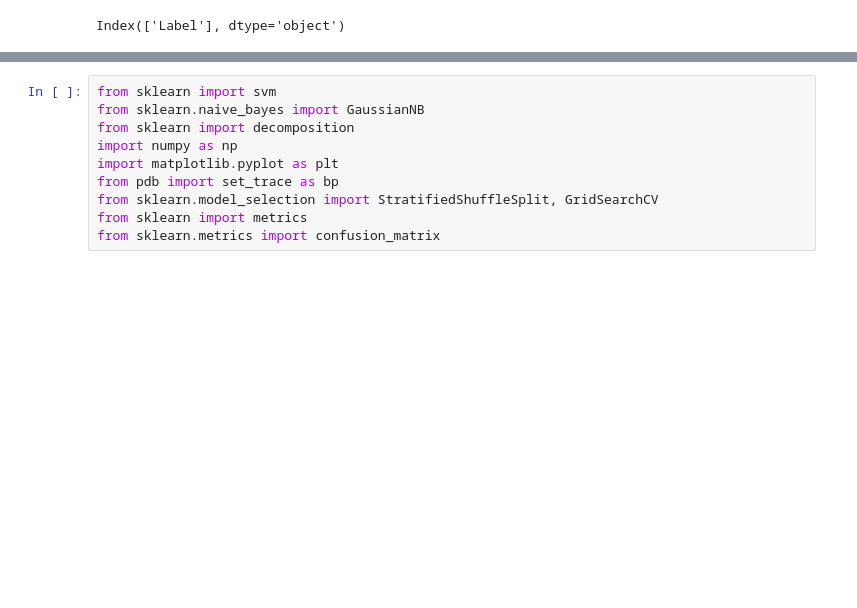
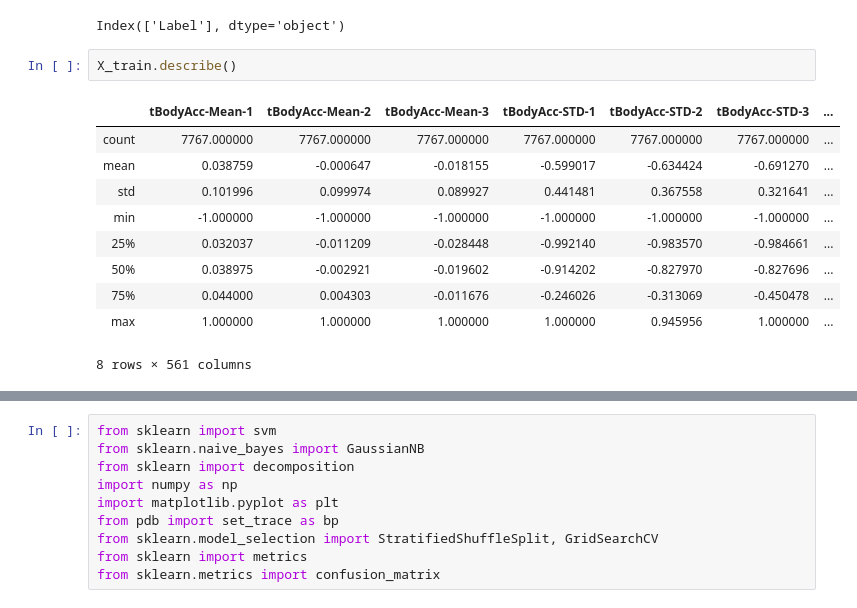
Before and after one commit to HAPTDS/HAPT, a Jupyter notebook: HAPT preprocessing.ipynb, the cells around one changed output, grey strips where cells are left out. Drawn from its saved outputs; the diff is of its cells as text; blank space fills up the shorter version.

```diff
--- a/HAPT preprocessing.ipynb
+++ b/HAPT preprocessing.ipynb
@@ -96,3 +96,16 @@ Index(['tBodyAcc-Mean-1', 'tBodyAcc-Mean-2', 'tBodyAcc-Mean-3',
 y_test.columns
 # %% [output]
 Index(['Label'], dtype='object')
+# %%
+X_train.describe()
+# %% [output]
+|  | tBodyAcc-Mean-1 | tBodyAcc-Mean-2 | tBodyAcc-Mean-3 | tBodyAcc-STD-1 | tBodyAcc-STD-2 | tBodyAcc-STD-3 | ... |
+| count | 7767.000000 | 7767.000000 | 7767.000000 | 7767.000000 | 7767.000000 | 7767.000000 | ... |
+| mean | 0.038759 | -0.000647 | -0.018155 | -0.599017 | -0.634424 | -0.691270 | ... |
+| std | 0.101996 | 0.099974 | 0.089927 | 0.441481 | 0.367558 | 0.321641 | ... |
+| min | -1.000000 | -1.000000 | -1.000000 | -1.000000 | -1.000000 | -1.000000 | ... |
+| 25% | 0.032037 | -0.011209 | -0.028448 | -0.992140 | -0.983570 | -0.984661 | ... |
+| 50% | 0.038975 | -0.002921 | -0.019602 | -0.914202 | -0.827970 | -0.827696 | ... |
+| 75% | 0.044000 | 0.004303 | -0.011676 | -0.246026 | -0.313069 | -0.450478 | ... |
+| max | 1.000000 | 1.000000 | 1.000000 | 1.000000 | 0.945956 | 1.000000 | ... |
+8 rows × 561 columns
```
Also changed, not shown: parts of 6 cells of this notebook.
